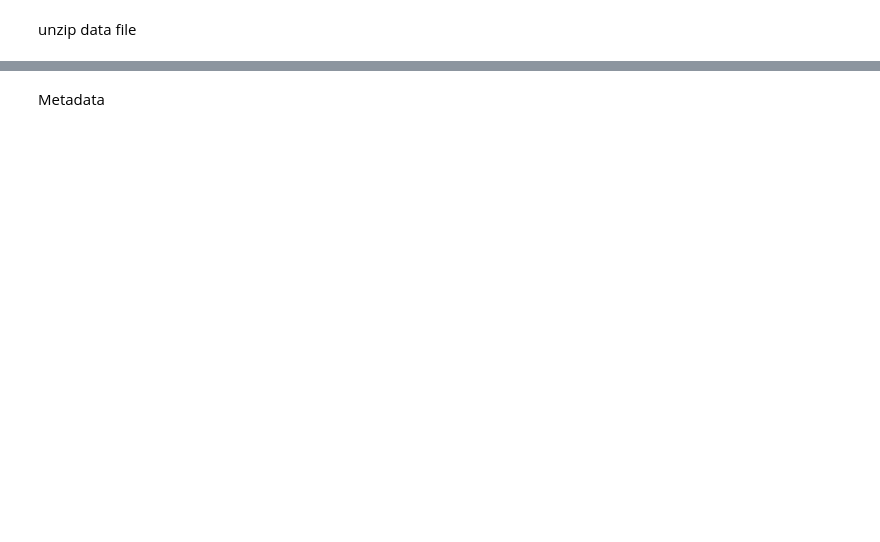
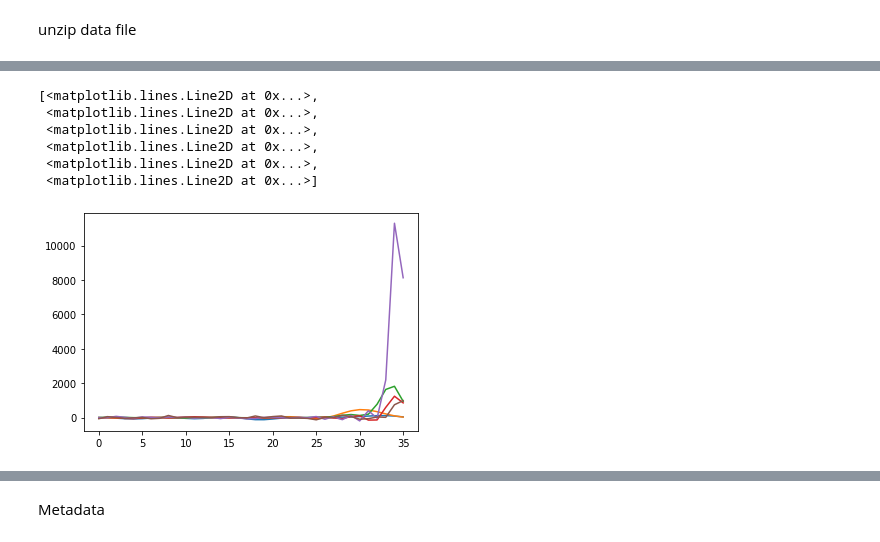
Before and after one commit to maurofama99/AN2DL_Homeworks, a Jupyter notebook: Challenge 2/ANN_challenge2.ipynb, the cells around one changed output, grey strips where cells are left out. Saved outputs shown, nothing was run; the diff lists cells and outputs as text; code cells hidden in the pictures; blank space fills up the shorter version.

```diff
--- a/Challenge 2/ANN_challenge2.ipynb
+++ b/Challenge 2/ANN_challenge2.ipynb
@@ -185,0 +377,10 @@ plt.plot(y_train)
+# %%
+plt.plot(x_train[0])
+# %% [output]
+[<matplotlib.lines.Line2D at 0x...>,
+ <matplotlib.lines.Line2D at 0x...>,
+ <matplotlib.lines.Line2D at 0x...>,
+ <matplotlib.lines.Line2D at 0x...>,
+ <matplotlib.lines.Line2D at 0x...>,
+ <matplotlib.lines.Line2D at 0x...>]
+[figure, added]
```
Also changed, not shown: parts of 175 cells of this notebook, 2 other files.
